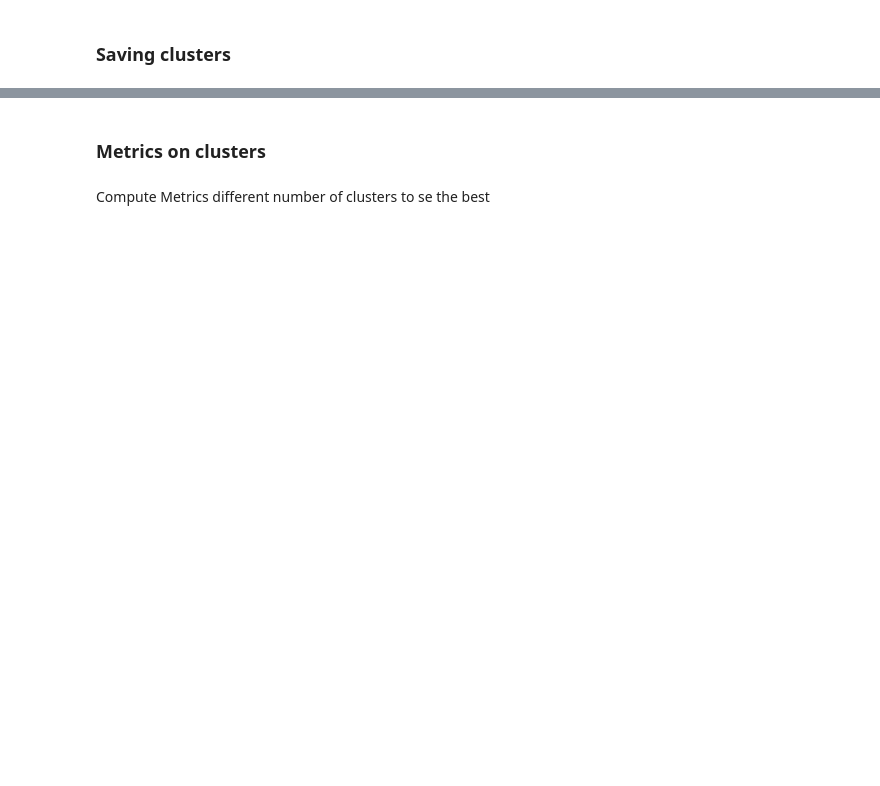
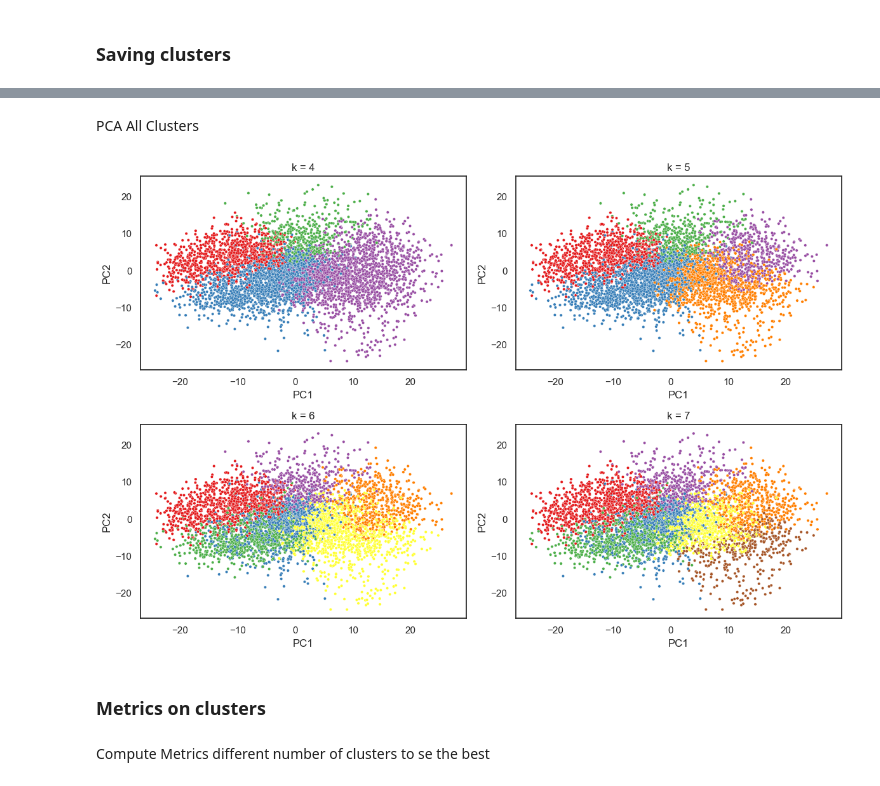
Before and after one commit to flaviocaroli/Cancer-Protein-RNA-research, a Jupyter notebook: 02. correlations/01. pearson_anlaysis.ipynb, the cells around one changed output, grey strips where cells are left out. Cells and saved outputs as stored; diff of their text form; code cells hidden in the pictures; blank space fills up the shorter version.

Commit message:
final pre process and filtering clean notebooks

```diff
--- a/02. correlations/01. pearson_anlaysis.ipynb
+++ b/02. correlations/01. pearson_anlaysis.ipynb
@@ -434,3 +474,43 @@ Protein Clusters:
+# %% [markdown]
+PCA All Clusters
+# %%
+# Create a 2x5 grid for plots with a reduced overall figure size
+fig, axes = plt.subplots(2, 2, figsize=(12, 8))
+axes = axes.flatten()  # flatten to easily iterate over
+
+# Loop over cluster numbers from 4 to 8
+for i, k in enumerate(range(4, 8)):
+    # Compute clusters using hierarchical clustering
+    clusters = sch.fcluster(row_linkage, k, criterion="maxclust")
+
+    # Perform PCA on the cleaned data
+    pca = PCA(n_components=2)
+    pca_result = pca.fit_transform(pearson_clean.values)
+
+    # Create DataFrame for PCA results with cluster assignments
+    pca_df = pd.DataFrame(pca_result, columns=["PC1", "PC2"], index=pearson_clean.index)
+    pca_df["Cluster"] = clusters
+
+    # Plot on the corresponding axis
+    ax = axes[i]
+    sns.scatterplot(
+        data=pca_df,
+        x="PC1",
+        y="PC2",
+        hue="Cluster",
+        palette="Set1",
+        s=10,
+        ax=ax,
+        legend=False  # Disable legend for individual subplots
+    )
+    ax.set_title(f"k = {k}")
+    ax.set_xlabel("PC1")
+    ax.set_ylabel("PC2")
+
+plt.tight_layout()
+plt.show()
+# %% [output]
+[figure, added]
 # %% [markdown]
 ### Metrics on clusters
 # %% [markdown]
```
Also changed, not shown: parts of 11 cells of this notebook, 4 other files.
